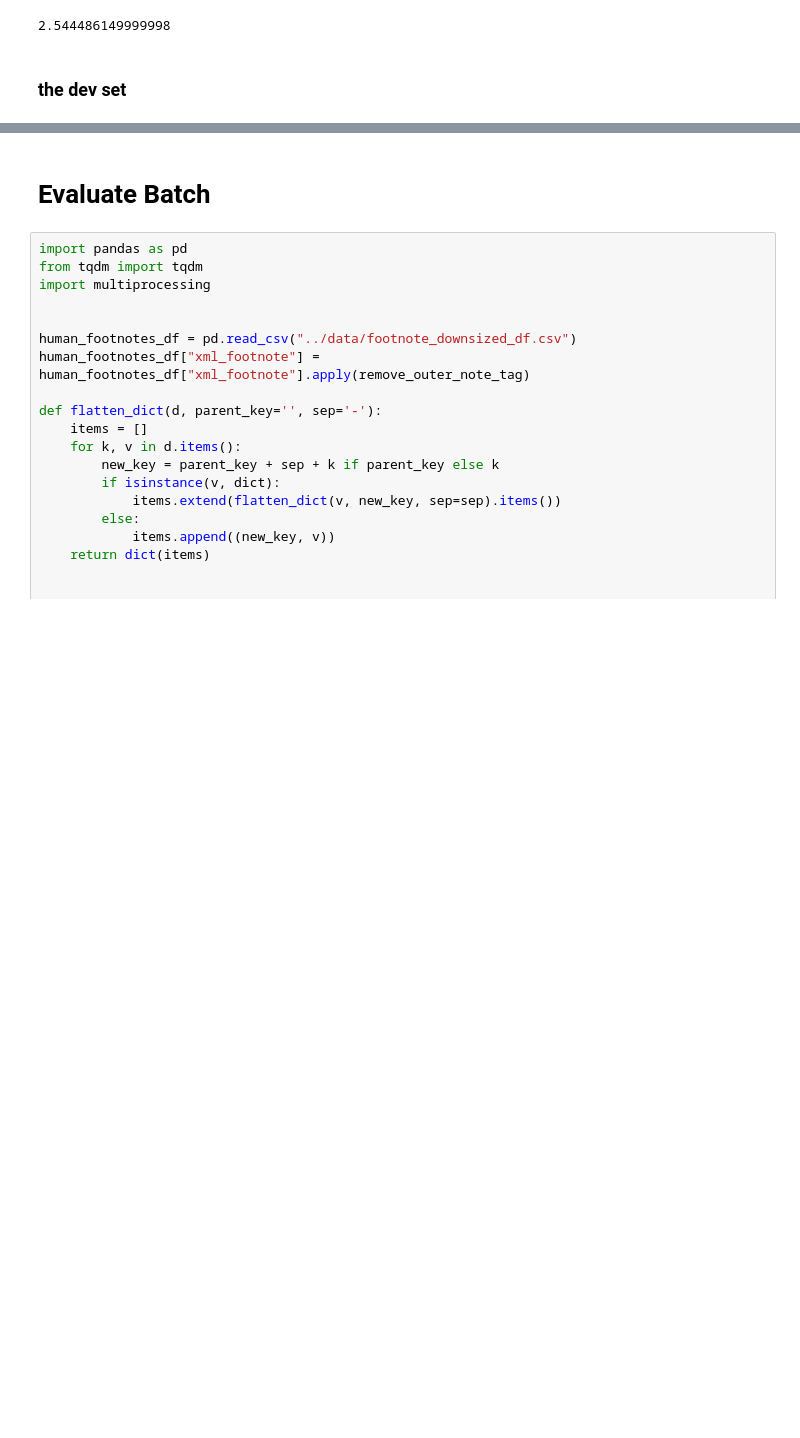
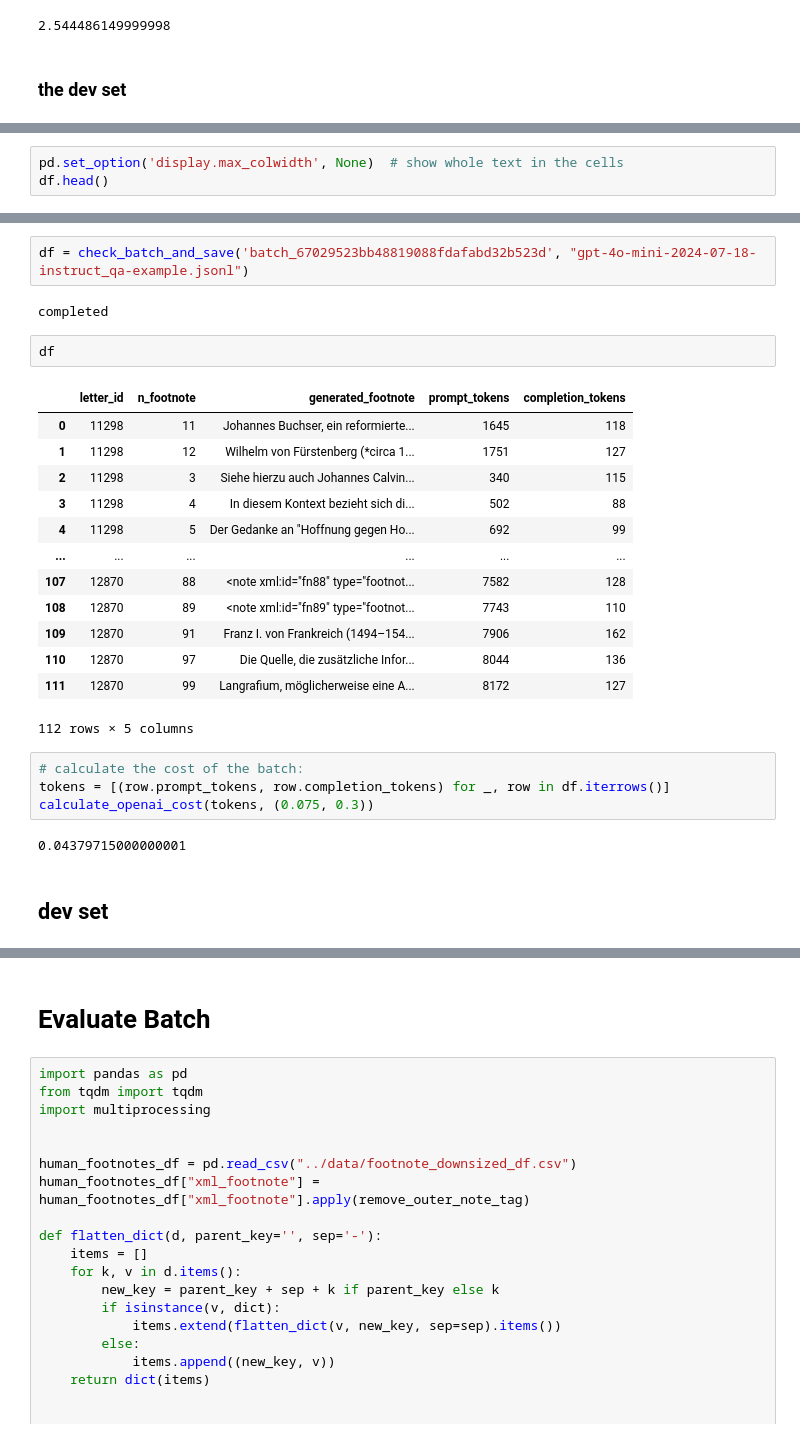
Before and after one commit to Boffl/BullingerDigitalLMFootnotes, a Jupyter notebook: generate_FNs_GPT/call_gpt.ipynb, the cells around one changed output, grey strips where cells are left out. Drawn from its saved outputs; the diff is of its cells as text; blank space fills up the shorter version.

```diff
--- a/generate_FNs_GPT/call_gpt.ipynb
+++ b/generate_FNs_GPT/call_gpt.ipynb
@@ -761,0 +820,3 @@ calculate_openai_cost(tokens, (0.075, 0.3))
+# %%
+pd.set_option('display.max_colwidth', None)  # show whole text in the cells
+df.head()
@@ -761,0 +845,28 @@ calculate_openai_cost(tokens, (0.075, 0.3))
+# %%
+df = check_batch_and_save('batch_67029523bb48819088fdafabd32b523d', "gpt-4o-mini-2024-07-18-instruct_qa-example.jsonl")
+# %% [output]
+completed
+# %%
+df
+# %% [output]
+|  | letter_id | n_footnote | generated_footnote | prompt_tokens | completion_tokens |
+| 0 | 11298 | 11 | Johannes Buchser, ein reformierte... | 1645 | 118 |
+| 1 | 11298 | 12 | Wilhelm von Fürstenberg (*circa 1... | 1751 | 127 |
+| 2 | 11298 | 3 | Siehe hierzu auch Johannes Calvin... | 340 | 115 |
+| 3 | 11298 | 4 | In diesem Kontext bezieht sich di... | 502 | 88 |
+| 4 | 11298 | 5 | Der Gedanke an "Hoffnung gegen Ho... | 692 | 99 |
+| ... | ... | ... | ... | ... | ... |
+| 107 | 12870 | 88 | <note xml:id="fn88" type="footnot... | 7582 | 128 |
+| 108 | 12870 | 89 | <note xml:id="fn89" type="footnot... | 7743 | 110 |
+| 109 | 12870 | 91 | Franz I. von Frankreich (1494–154... | 7906 | 162 |
+| 110 | 12870 | 97 | Die Quelle, die zusätzliche Infor... | 8044 | 136 |
+| 111 | 12870 | 99 | Langrafium, möglicherweise eine A... | 8172 | 127 |
+112 rows × 5 columns
+# %%
+# calculate the cost of the batch:
+tokens = [(row.prompt_tokens, row.completion_tokens) for _, row in df.iterrows()]
+calculate_openai_cost(tokens, (0.075, 0.3))
+# %% [output]
+0.04379715000000001
+# %% [markdown]
+## dev set
```
Also changed, not shown: parts of 42 cells of this notebook, 2 other files.
